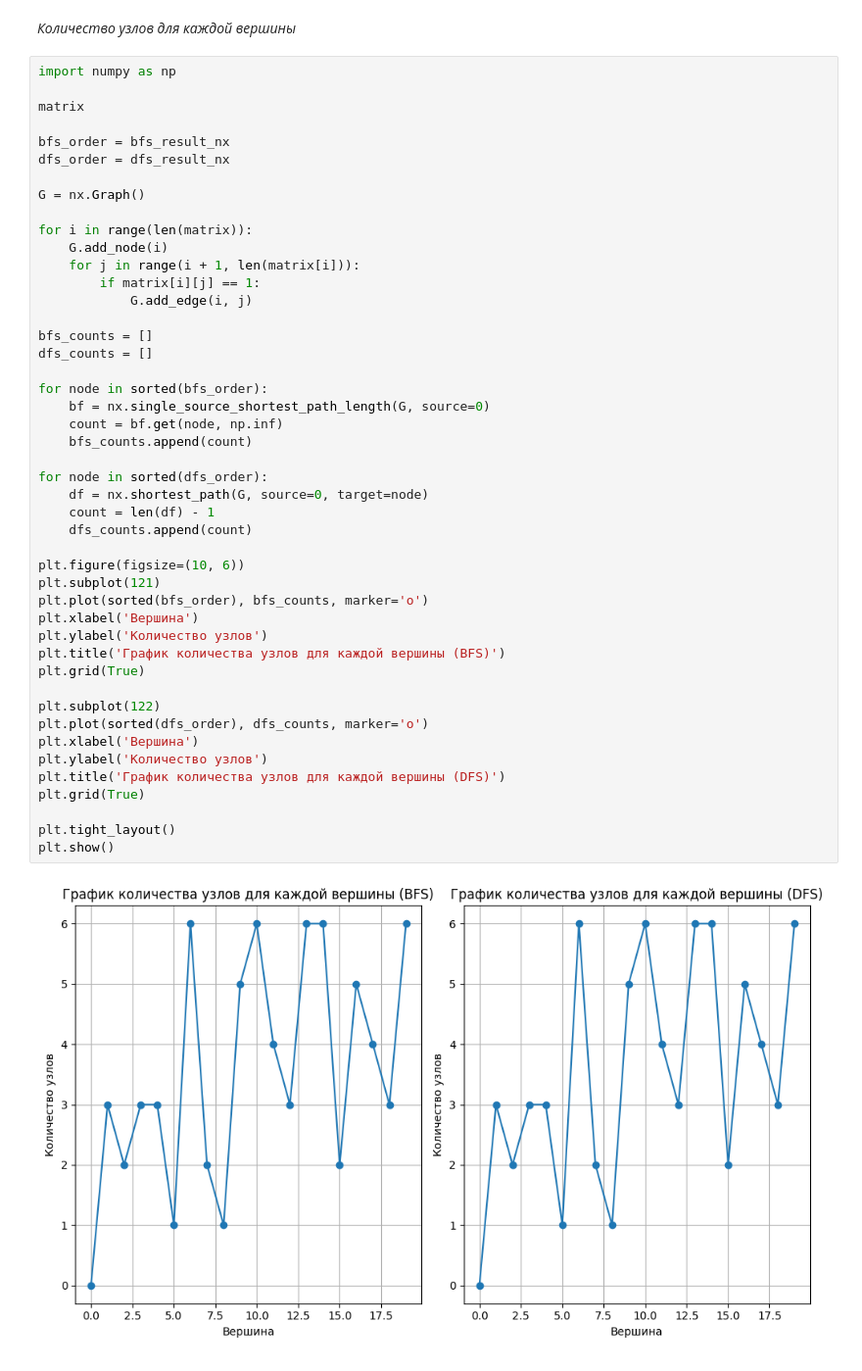
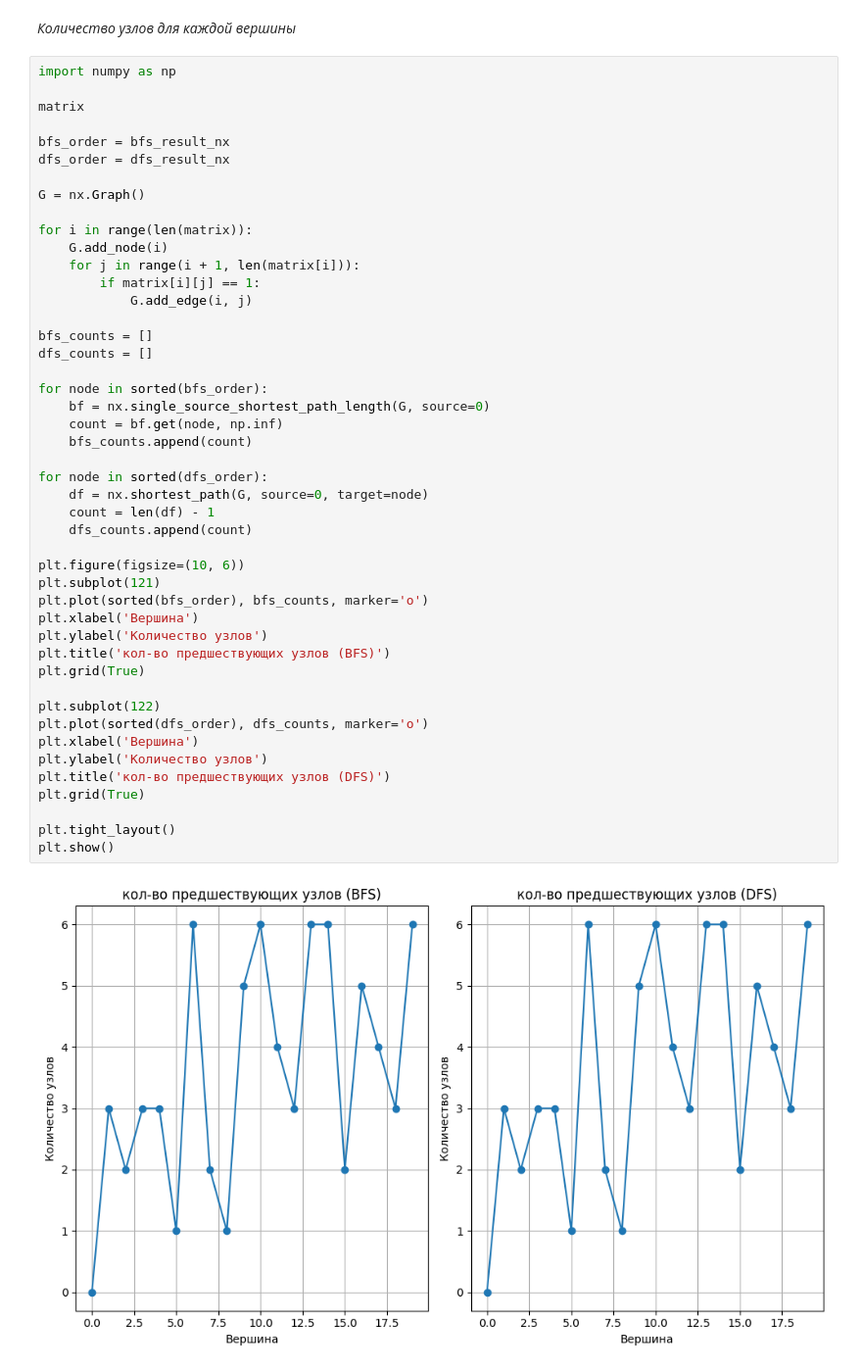
Before and after one commit to setusq/math_d6, a Jupyter notebook: pz1-2/main.ipynb, the cells around one changed output. Shown at 98% size. Drawn from its saved outputs; the diff is of its cells as text.

```diff
--- a/pz1-2/main.ipynb
+++ b/pz1-2/main.ipynb
@@ -285,33 +285,33 @@ for i in range(len(matrix)):
 
 bfs_counts = []
 dfs_counts = []
 
 for node in sorted(bfs_order):
     bf = nx.single_source_shortest_path_length(G, source=0)
     count = bf.get(node, np.inf)
     bfs_counts.append(count)
 
 for node in sorted(dfs_order):
     df = nx.shortest_path(G, source=0, target=node)
     count = len(df) - 1
     dfs_counts.append(count)
 
 plt.figure(figsize=(10, 6))
 plt.subplot(121)
 plt.plot(sorted(bfs_order), bfs_counts, marker='o')
 plt.xlabel('Вершина')
 plt.ylabel('Количество узлов')
-plt.title('График количества узлов для каждой вершины (BFS)')
+plt.title('кол-во предшествующих узлов (BFS)')
 plt.grid(True)
 
 plt.subplot(122)
 plt.plot(sorted(dfs_order), dfs_counts, marker='o')
 plt.xlabel('Вершина')
 plt.ylabel('Количество узлов')
-plt.title('График количества узлов для каждой вершины (DFS)')
+plt.title('кол-во предшествующих узлов (DFS)')
 plt.grid(True)
 
 plt.tight_layout()
 plt.show()
 # %% [output]
-[figure, old version]
+[figure, new version]
```
Also changed, not shown: parts of 2 cells of this notebook.
